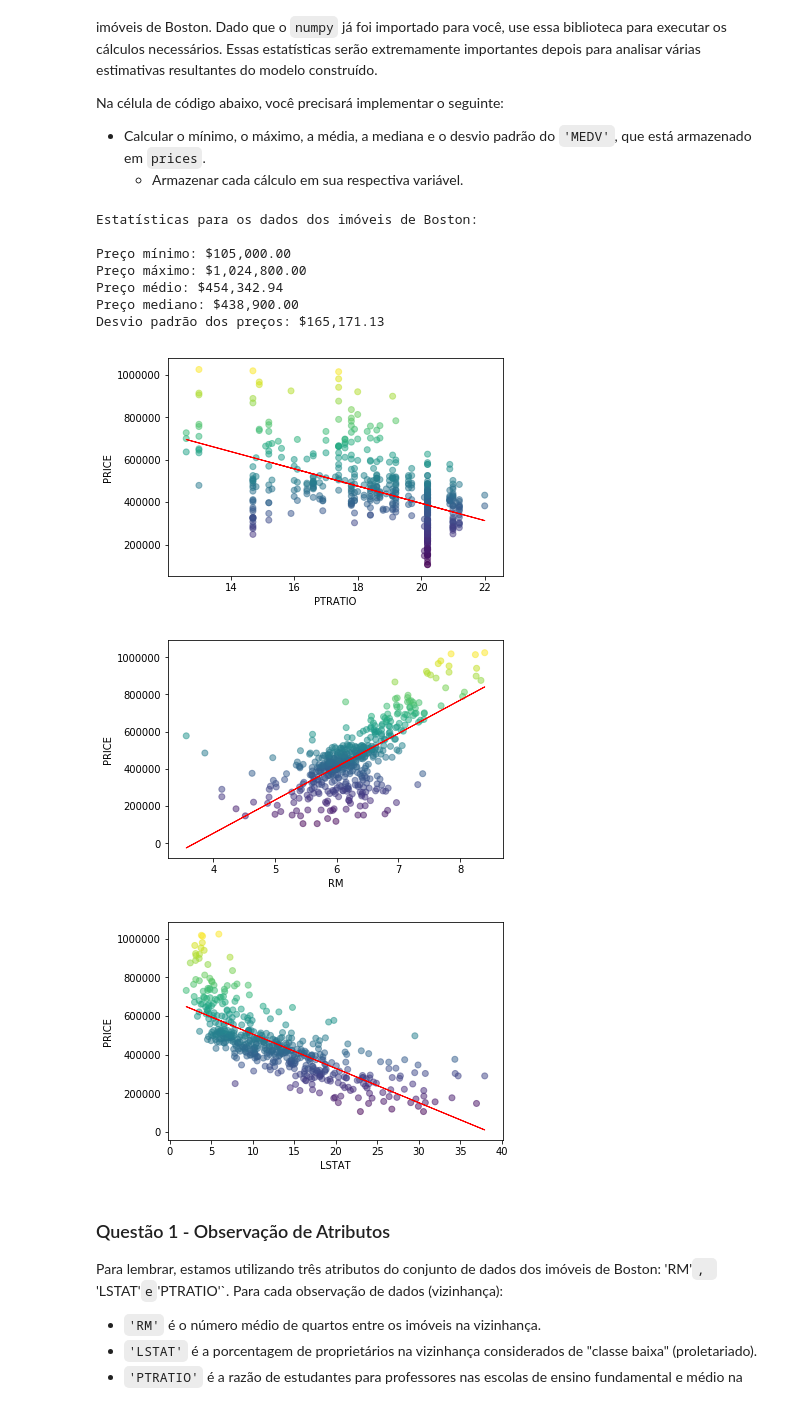
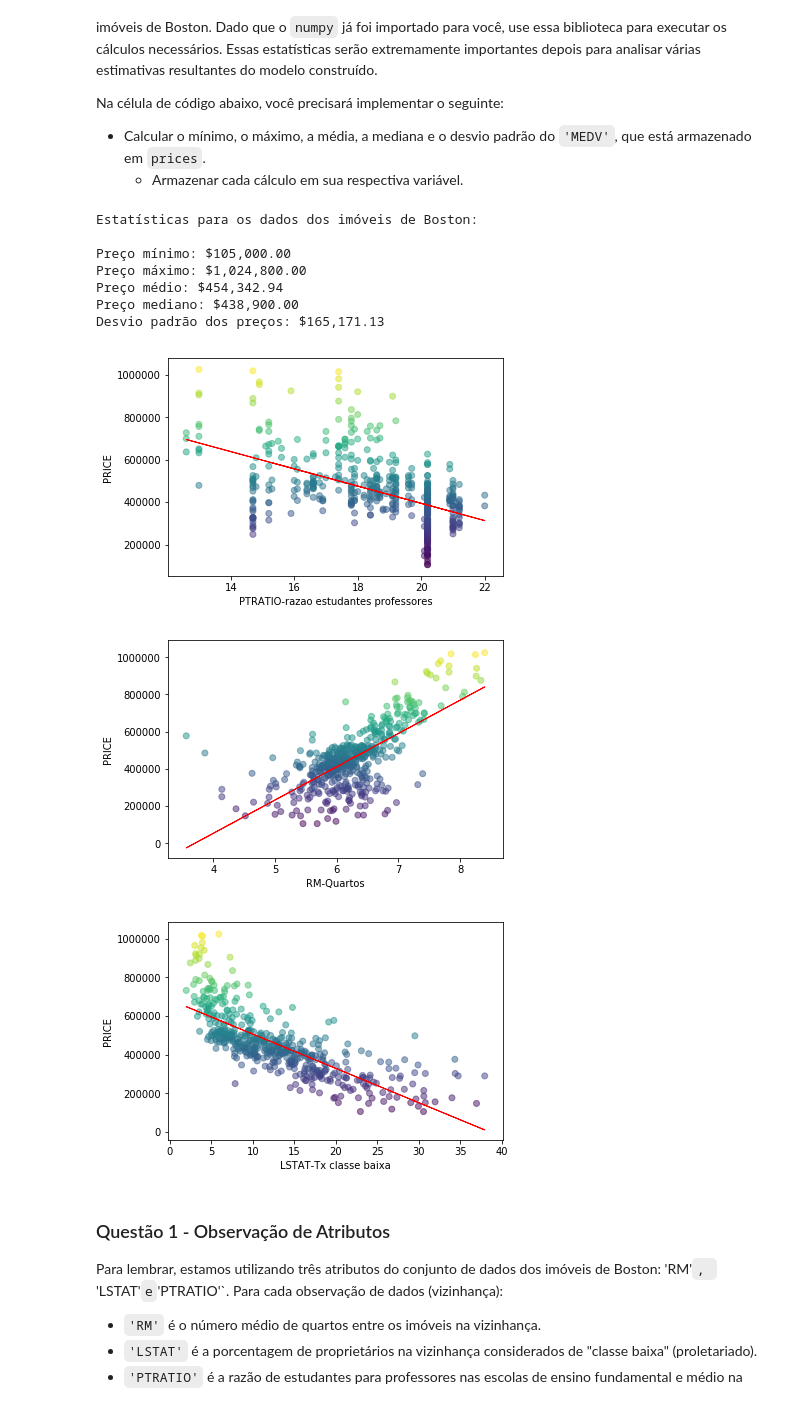
Before and after one commit to kcunha/machine-learning, a Jupyter notebook: projects/boston_housing/boston_housing_PT.ipynb, the cells around one changed output. Saved outputs shown, nothing was run; the diff lists cells and outputs as text; code cells hidden in the pictures.

```diff
--- a/projects/boston_housing/boston_housing_PT.ipynb
+++ b/projects/boston_housing/boston_housing_PT.ipynb
@@ -75,39 +86,39 @@ import matplotlib.pyplot as plt
 
 reg = LinearRegression()
 pt_ratio = data['PTRATIO'].values.reshape(-1,1)
 reg.fit(pt_ratio, prices)
 plt.plot(pt_ratio, reg.predict(pt_ratio), color='red', linewidth=1)
 plt.scatter(pt_ratio, prices, alpha=0.5, c=prices)
-plt.xlabel('PTRATIO')
+plt.xlabel('PTRATIO-razao estudantes professores')
 plt.ylabel('PRICE')
 plt.show()
 
 pt_rm = data['RM'].values.reshape(-1,1)
 reg.fit(pt_rm, prices)
 plt.plot(pt_rm, reg.predict(pt_rm), color='red', linewidth=1)
 plt.scatter(pt_rm, prices, alpha=0.5, c=prices)
-plt.xlabel('RM')
+plt.xlabel('RM-Quartos')
 plt.ylabel('PRICE')
 plt.show()
 
 pt_lstat = data['LSTAT'].values.reshape(-1,1)
 reg.fit(pt_lstat, prices)
 plt.plot(pt_lstat, reg.predict(pt_lstat), color='red', linewidth=1)
 plt.scatter(pt_lstat, prices, alpha=0.5, c=prices)
-plt.xlabel('LSTAT')
+plt.xlabel('LSTAT-Tx classe baixa')
 plt.ylabel('PRICE')
 plt.show()
 # %% [output]
 Estatísticas para os dados dos imóveis de Boston:
 
 Preço mínimo: $105,000.00
 Preço máximo: $1,024,800.00
 Preço médio: $454,342.94
 Preço mediano: $438,900.00
 Desvio padrão dos preços: $165,171.13
-[figure, old version]
+[figure, new version]
-[figure, old version]
+[figure, new version]
-[figure, old version]
+[figure, new version]
 # %% [markdown]
 ### Questão 1 - Observação de Atributos
 Para lembrar, estamos utilizando três atributos do conjunto de dados dos imóveis de Boston: 'RM'`, `'LSTAT'` e `'PTRATIO'`. Para cada observação de dados (vizinhança):
```
Also changed, not shown: parts of 3 cells of this notebook.
